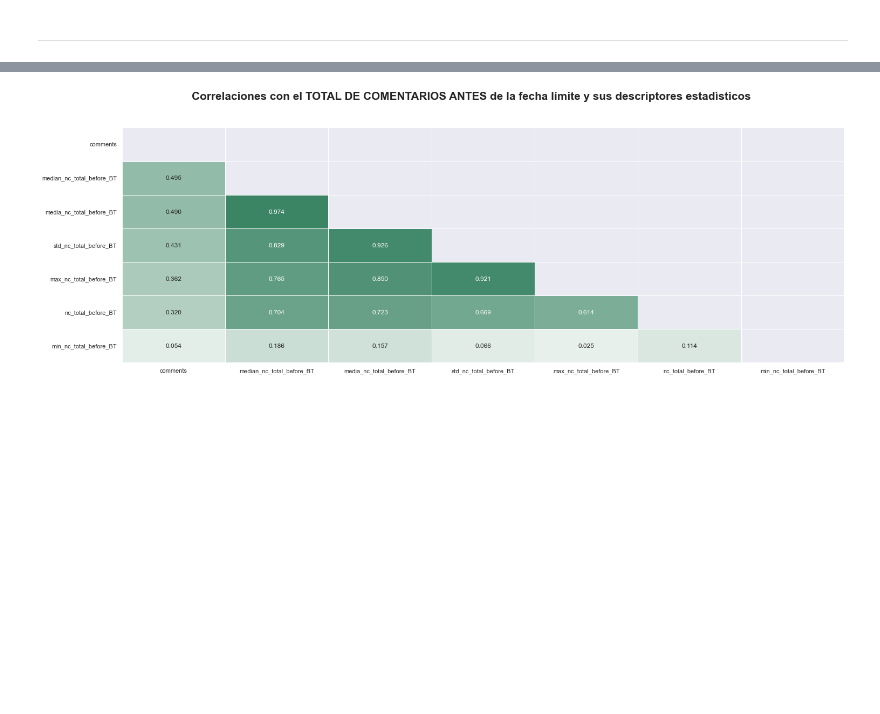
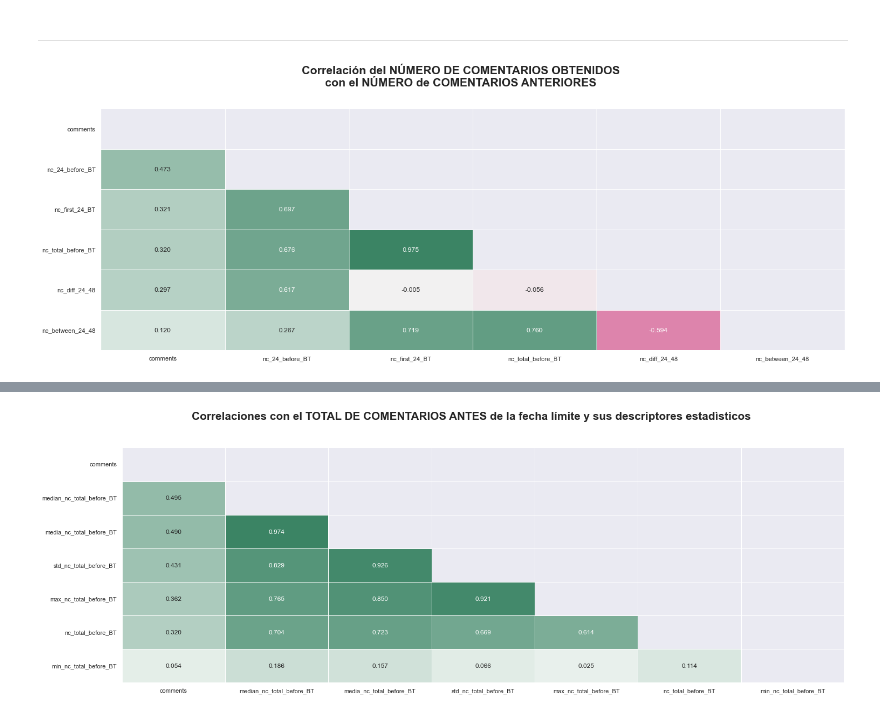
Before and after one commit to jtentor/DHDSFW, a Jupyter notebook: EDA_00.ipynb, the cells around one changed output, grey strips where cells are left out. Saved outputs shown, nothing was run; the diff lists cells and outputs as text; code cells hidden in the pictures; blank space fills up the shorter version.

```diff
--- a/EDA_00.ipynb
+++ b/EDA_00.ipynb
@@ -143,5 +144,11 @@ def show_corr(data, target) :
     return
 # %% [markdown]
 ---
+# %%
+
+fig = set_figure(24, 8, suptitle='Correlación del NÚMERO DE COMENTARIOS OBTENIDOS\ncon el NÚMERO de COMENTARIOS ANTERIORES')
+show_corr(data=data[labels['nc'] + [target]], target=target)
+# %% [output]
+[figure, added]
 # %%
 
```
Also changed, not shown: parts of 4 cells of this notebook, 6 other files.
